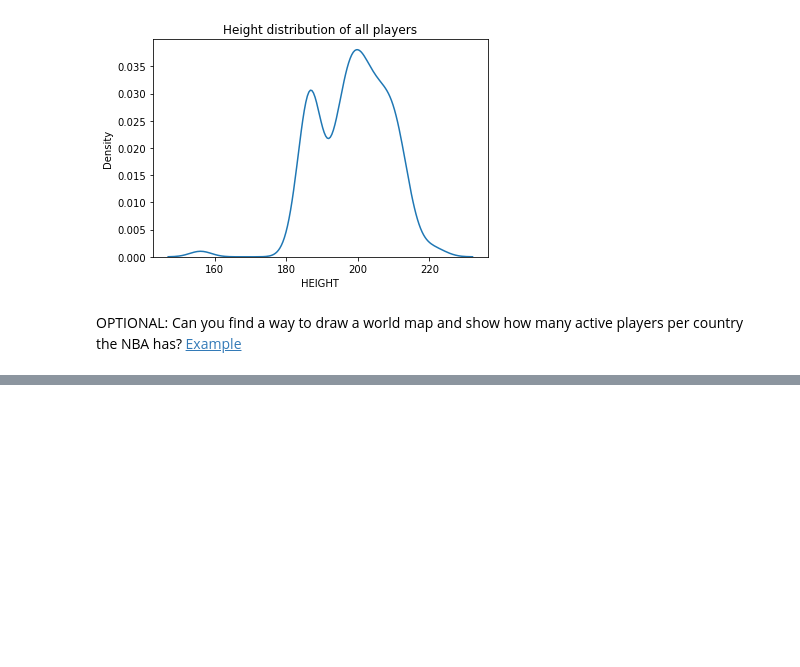
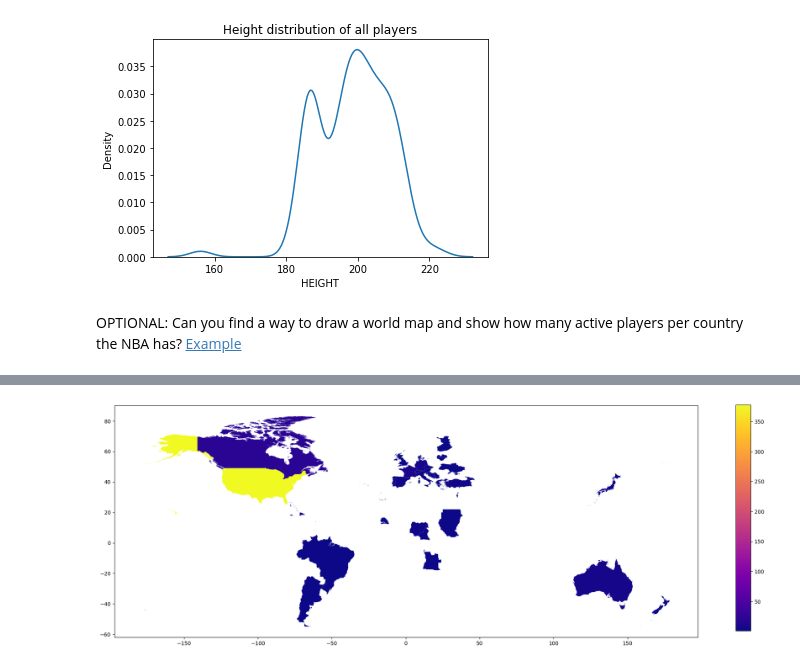
Before and after one commit to JeanetteZamora/Anyone_sprint1, a Jupyter notebook: AnyoneAI_Project1.ipynb, the cells around one changed output, grey strips where cells are left out. Saved outputs shown, nothing was run; the diff lists cells and outputs as text; code cells hidden in the pictures; blank space fills up the shorter version.

```diff
--- a/AnyoneAI_Project1.ipynb
+++ b/AnyoneAI_Project1.ipynb
@@ -652,0 +769,16 @@ OPTIONAL: Can you find a way to draw a world map and show how many active player
+# %%
+fig = plt.figure(figsize=(20,20))
+ax = fig.add_subplot(111)
+world_gdf.plot(column = 'Quantity', cmap = 'plasma', ax=ax)
+
+min_p = min(world_gdf['Quantity'])
+max_p = max(world_gdf['Quantity'])
+
+bar = plt.cm.ScalarMappable(cmap = 'plasma',
+ norm=plt.Normalize(vmin = min_p , vmax=max_p))
+
+bar._A = []
+cax = plt.axes([0.95, 0.35, 0.02, 0.3])
+cbar = fig.colorbar(bar, cax=cax)
+# %% [output]
+[figure, added]
```
Also changed, not shown: parts of 15 cells of this notebook, 11 other files.
